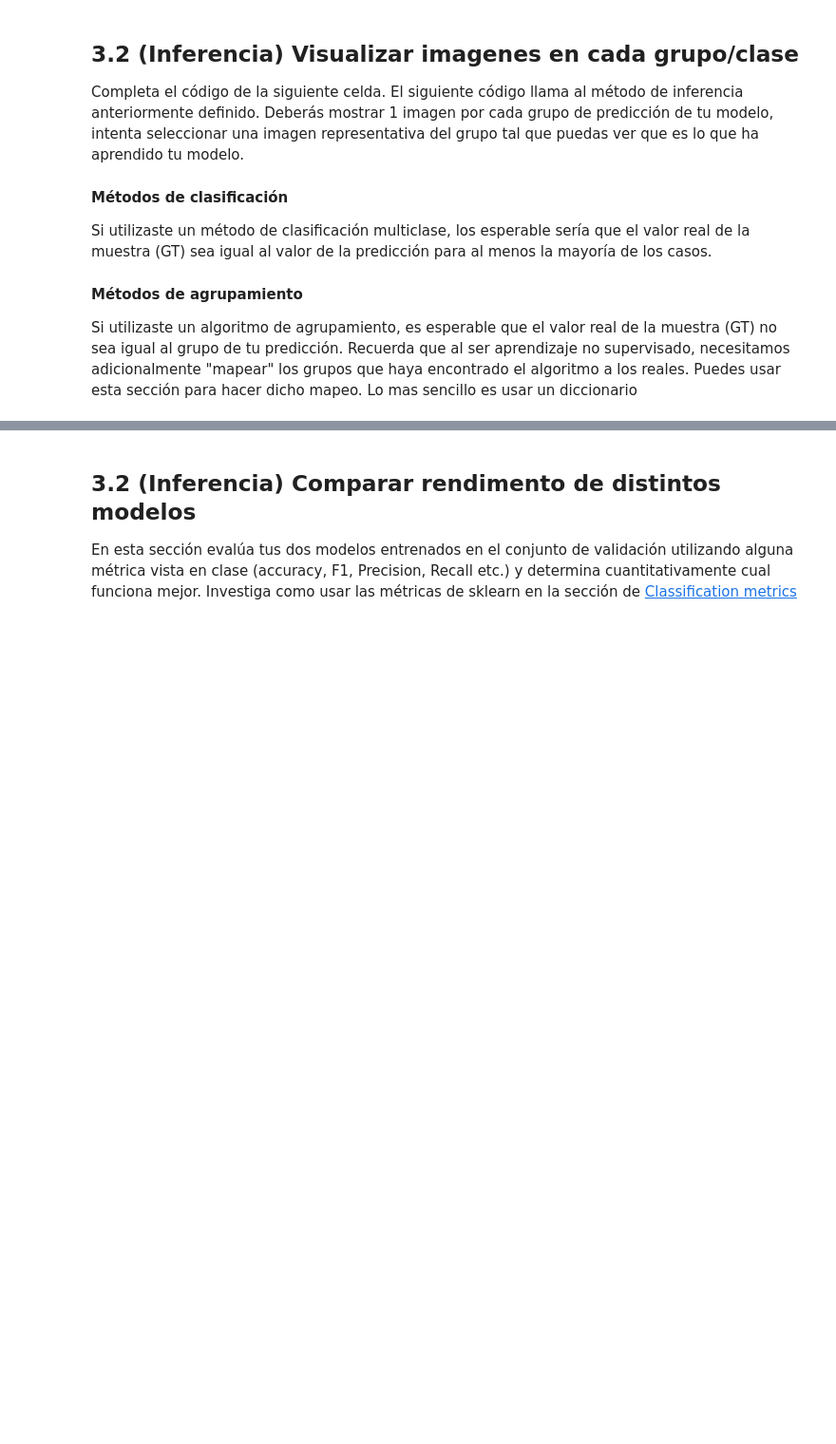
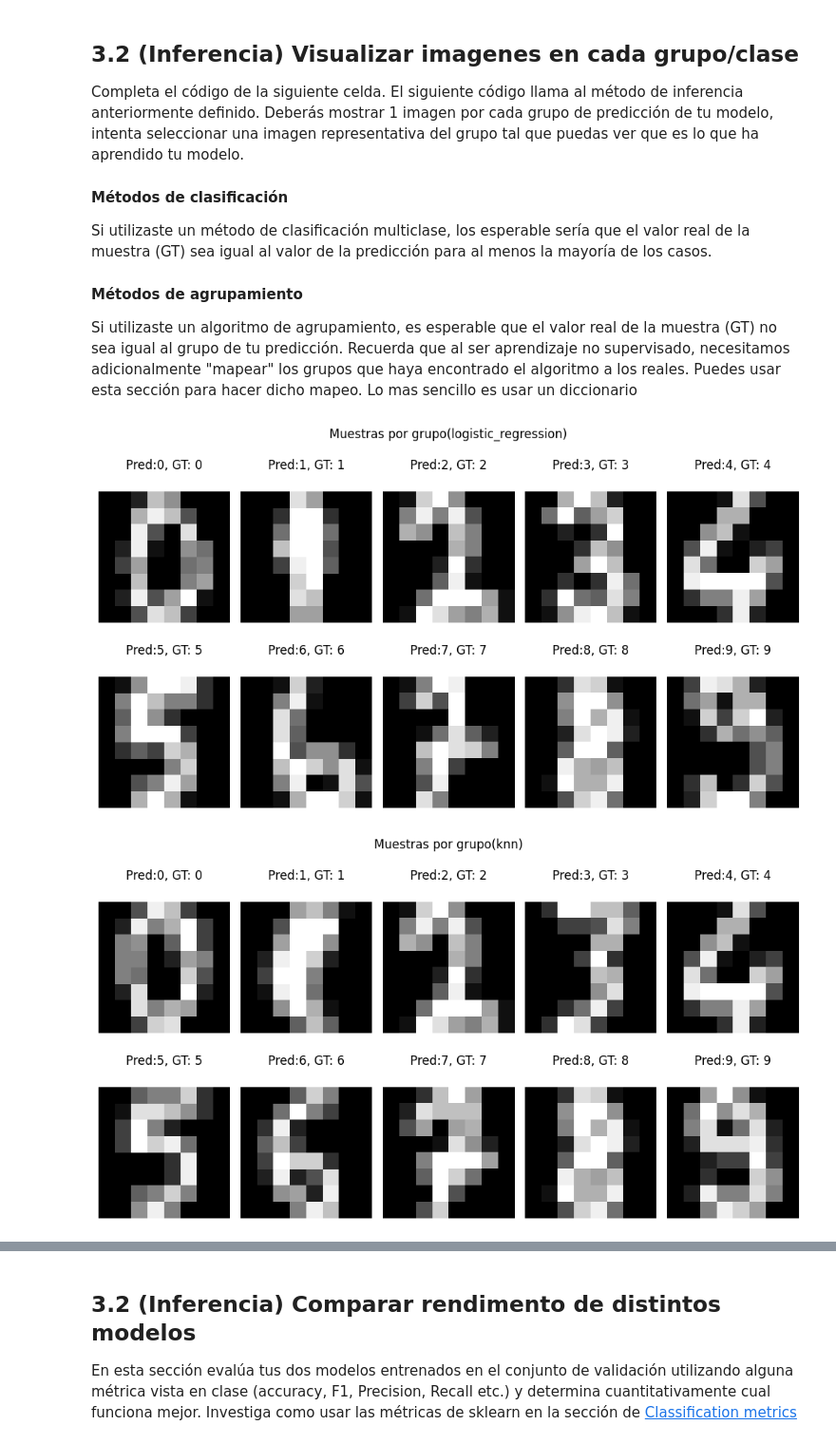
Before and after one commit to Derek-Bltrn/ML26_PXNDX_MADERO, a Jupyter notebook: src/ml26/proyectos/extras/P01_digit_recognition/proyecto_1_digits_Gustavo.ipynb, the cells around one changed output, grey strips where cells are left out. Shown at 95% size. Drawn from its saved outputs; the diff is of its cells as text; code cells hidden in the pictures; blank space fills up the shorter version.

```diff
--- a/src/ml26/proyectos/extras/P01_digit_recognition/proyecto_1_digits_Gustavo.ipynb
+++ b/src/ml26/proyectos/extras/P01_digit_recognition/proyecto_1_digits_Gustavo.ipynb
@@ -239,7 +277,7 @@ def vis_preds(trained_model, data_val, target_val, model_name):
     # Llamamos a inferencia de su modelo
     # Este método regresará una cantidad definida de clases
     # Que haya encontrado para los datos de validación
-    preds = inference(modelo, data_val)
+    preds = inference(trained_model, data_val)
     group_pred = np.unique(preds)
     n_groups = len(group_pred)
 
@@ -249,36 +287,46 @@ def vis_preds(trained_model, data_val, target_val, model_name):
     axes = axes.flatten()
     for group, ax in zip(group_pred, axes):
         #======================= Start  solution=====================
         # TODO: Filtra data_val para quedarte solamente con aquellos elementos
         # donde la predicción de tu modelo sea igual a group
         # Haz lo mismo para las etiquetas
-
+        match = np.where(preds == group)[0]
+        data = data_val[match]
+        target = target_val[match]
 
         # TODO: Selecciona una imagen de los datos en data_val donde pred == group
         # y selecciona la etiqueta real para dicha imagén para mostrarlos juntos
         # Investiga: np.random.randint, np.random.choice etc.
-        gt = ...
-        img_vector = ...
+        elBueno = match[target_val[match] == group]
+        if len(elBueno) > 0:
+            idx = np.random.choice(elBueno)
+        else:
+            idx = np.random.choice(match)
+        gt = target_val[idx]
+        img_vector = data_val[idx]
 
         # TODO: Calcula la predicción del modelo para la imagen aleatoria
         # usando el modelo entrenado "trained_model"
-        pred = ...
+        pred = inference(trained_model, img_vector)[0]
 
         # TODO: La predicción del modelo usa la imagen en forma de vector (1xD)
         # pero para visualizarla tenemos que cambia de forma a una imagen de 8x8 pixeles
         # Cambia la forma de la imagen usando np.reshape a (8, 8)
-        img = ...
+        img = img_vector.reshape(8, 8)
 
         # TODO: Visualiza la imagen de 8x8 usando ax.matshow Similar al inicio del ejercicio
         # Revisa la documentación de ser necesario
-
+        ax.matshow(img, cmap="gray")
 
         #======================= end  solution=====================
         ax.set_title(f"Pred:{pred}, GT: {gt}")
         ax.axis('off')
     fig.suptitle(f"Muestras por grupo({model_name})")
     plt.tight_layout()
     plt.show()
 
 for name, trained_model in trained_models.items():
     vis_preds(trained_model, data_val, target_val, name)
+# %% [output]
+[figure, added]
+[figure, added]
```
Also changed, not shown: parts of 8 cells of this notebook.
